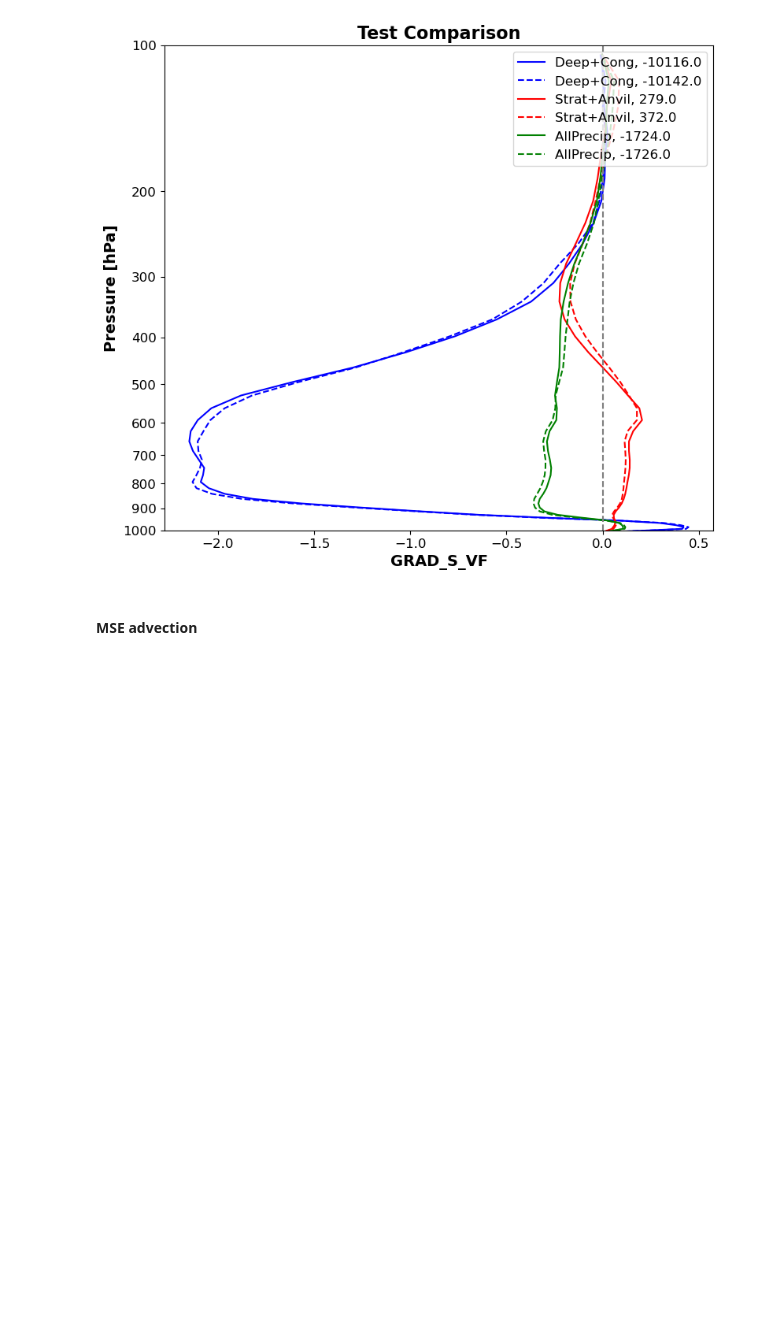
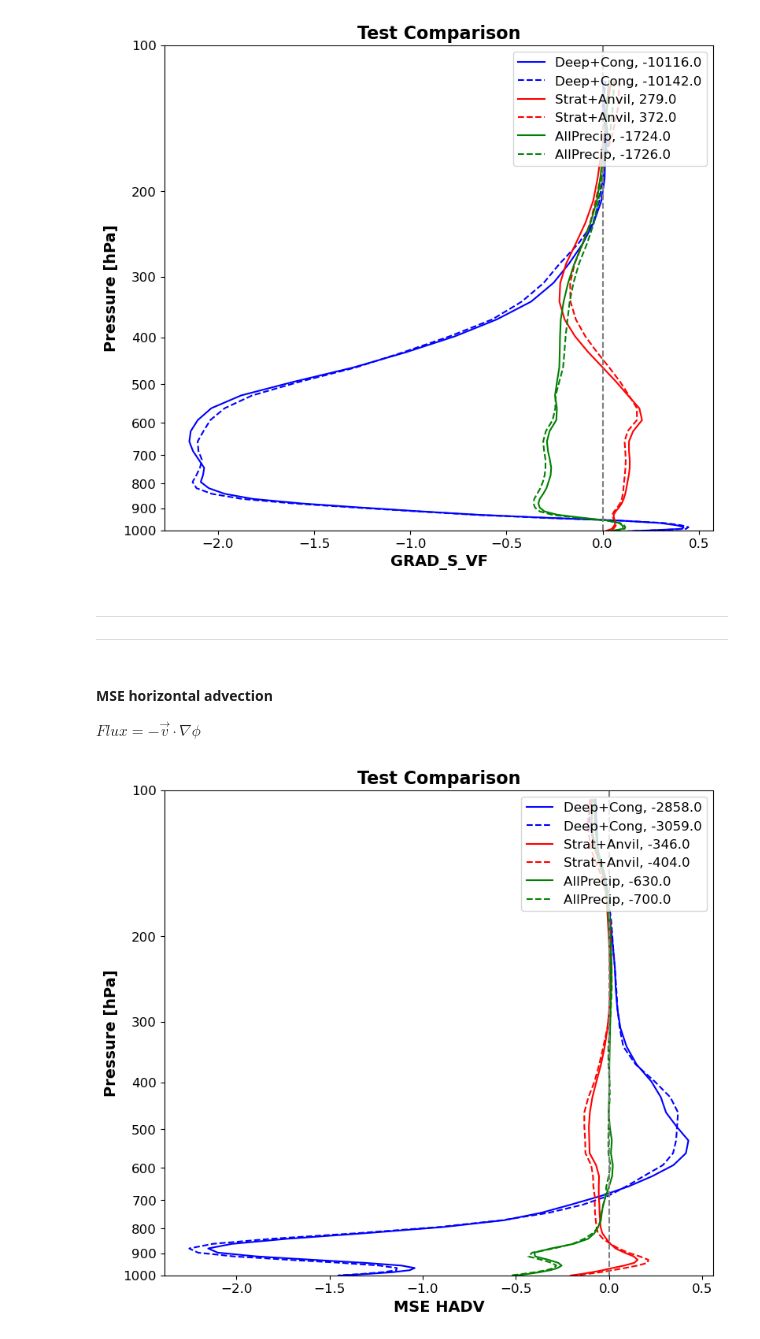
Before and after one commit to jhruppert/jhr-wrf-python, a Jupyter notebook: mse_profiles.ipynb, the cells around one changed output. Cells and saved outputs as stored; diff of their text form; code cells hidden in the pictures; blank space fills up the shorter version.

```diff
--- a/mse_profiles.ipynb
+++ b/mse_profiles.ipynb
@@ -83,6 +82,13 @@ ni = ncfile.dimensions['west_east'].size
 nj = ncfile.dimensions['south_north'].size
 nz = ncfile.dimensions['bottom_top'].size
 ncfile.close()
+deg2m = np.pi*6371*1e3/180
+
+# Address dateline issue
+lon[(lon < 0)] += 360
+
+x1d = lon * deg2m
+y1d = lat * deg2m
 # %% [markdown]
 ### Read variables and conduct classification
 ---
@@ -504 +517,14 @@ def calc_vadv(w, rho, var, pres):
     return vadv
+# %%
+# Calculate horizontal advection
+def calc_hadv(u, v, x1d, y1d, var):
+    # EULERIAN (RHS) CONVENTION
+    # Gradient terms (Inoue and Back 2015):
+    #   Flux = - V . del(var)
+    #        = - u.d(var)/dx - v.d(var)/dy
+    # varu = np.sum(u * var, axis=1)*dp/g
+    # varv = np.sum(v * var, axis=1)*dp/g
+    adv_x = u * np.gradient(var,x1d,axis=2)
+    adv_y = v * np.gradient(var,y1d,axis=1)
+    hadv = -1.*(adv_x + adv_y)
+    return hadv
@@ -552,5 +580,18 @@ xlabel = 'GRAD_S_VF'
 var_profiles_compare_tests(var1, var2, c_type, c_type2, pres, xlabel, zeroline=True)
 # %% [output]
 [figure]
+# %% [markdown]
+____
+____
 # %% [markdown]
-#### MSE advection
+#### MSE horizontal advection
+
+$Flux = - \vec{v} \cdot \nabla \phi$
+# %%
+# Grad_h_adv: test comparison
+var1 = calc_hadv(u, v, x1d, y1d, mse_z)
+var2 = calc_hadv(u2, v2, x1d, y1d, mse_z2)
+xlabel = 'MSE HADV'
+var_profiles_compare_tests(var1, var2, c_type, c_type2, pres, xlabel, zeroline=True)
+# %% [output]
+[figure, added]
```
Also changed, not shown: parts of 13 cells of this notebook.
